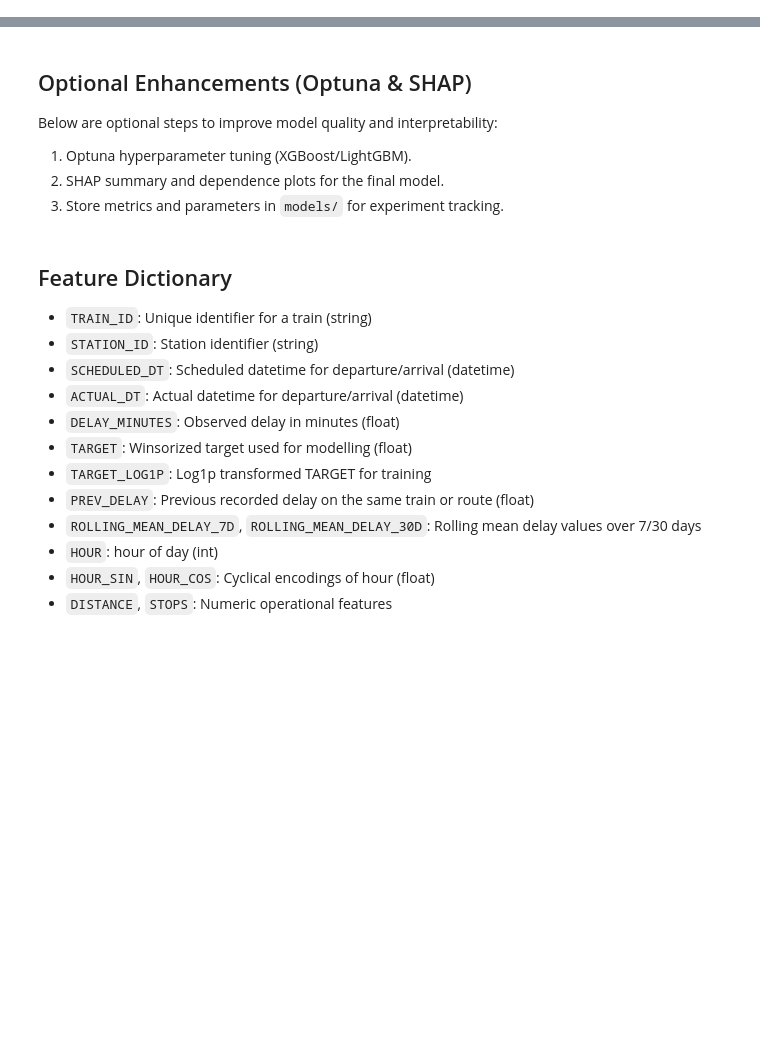
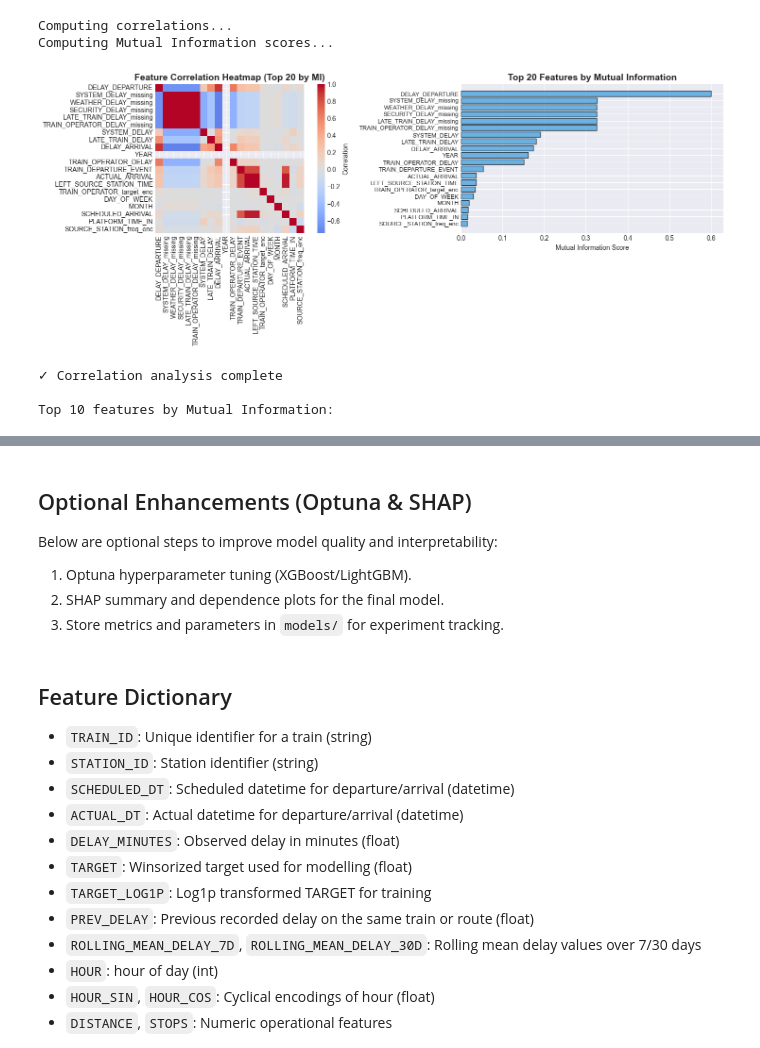
Before and after one commit to AnDB-Master-MSEinAI-Resource/railway-delay, a Jupyter notebook: notebooks/regression_pipeline_rmse.ipynb, the cells around one changed output, grey strips where cells are left out. Saved outputs shown, nothing was run; the diff lists cells and outputs as text; code cells hidden in the pictures; blank space fills up the shorter version.

```diff
--- a/notebooks/regression_pipeline_rmse.ipynb
+++ b/notebooks/regression_pipeline_rmse.ipynb
@@ -150,0 +762,70 @@ ModuleNotFoundError: No module named 'pandas'
+# %%
+## 4.1 Correlation Analysis & Feature Selection
+
+from sklearn.feature_selection import mutual_info_classif
+
+# Select numeric features for correlation
+numeric_train_cols = X_train.select_dtypes(include=[np.number]).columns.tolist()[:50]  # Limit for performance
+
+if len(numeric_train_cols) > 1:
+    print("Computing correlations...")
+    # Pearson correlation
+    corr_matrix = X_train[numeric_train_cols].corr()
+
+    # Mutual Information
+    print("Computing Mutual Information scores...")
+    mi_scores = mutual_info_classif(
+        X_train[numeric_train_cols].fillna(0),
+        y_train,
+        random_state=RANDOM_STATE,
+        n_neighbors=5
+    )
+    mi_df = pd.DataFrame({
+        'Feature': numeric_train_cols,
+        'MI_Score': mi_scores
+    }).sort_values('MI_Score', ascending=False)
+
+    # Visualizations
+    fig, axes = plt.subplots(1, 2, figsize=(16, 6))
+
+    # Correlation heatmap (top features)
+    ax = axes[0]
+    top_corr_features = mi_df.head(20)['Feature'].tolist()
+    sns.heatmap(
+        X_train[top_corr_features].corr(),
+        cmap='coolwarm',
+        center=0,
+        annot=False,
+        fmt='.2f',
+        square=True,
+        ax=ax,
+        cbar_kws={'label': 'Correlation'}
+    )
+    ax.set_title('Feature Correlation Heatmap (Top 20 by MI)', fontsize=14, fontweight='bold')
+
+    # Mutual Information scores
+    ax = axes[1]
+    top_mi = mi_df.head(20)
+    ax.barh(range(len(top_mi)), top_mi['MI_Score'], color='#3498db', alpha=0.7, edgecolor='black')
+    ax.set_yticks(range(len(top_mi)))
+    ax.set_yticklabels(top_mi['Feature'], fontsize=9)
+    ax.set_xlabel('Mutual Information Score')
+    ax.set_title('Top 20 Features by Mutual Information', fontsize=14, fontweight='bold')
+    ax.invert_yaxis()
+
+    plt.tight_layout()
+    plt.savefig('eda_correlation_mi.png', dpi=150, bbox_inches='tight')
+    plt.show()
+
+    print(f"✓ Correlation analysis complete")
+    print(f"\nTop 10 features by Mutual Information:")
+    display(mi_df.head(10))
+else:
+    print("Insufficient numeric features for correlation analysis")
+# %% [output]
+Computing correlations...
+Computing Mutual Information scores...
+[figure, added]
+✓ Correlation analysis complete
+
+Top 10 features by Mutual Information:
```
Also changed, not shown: parts of 68 cells of this notebook, 20 other files.
